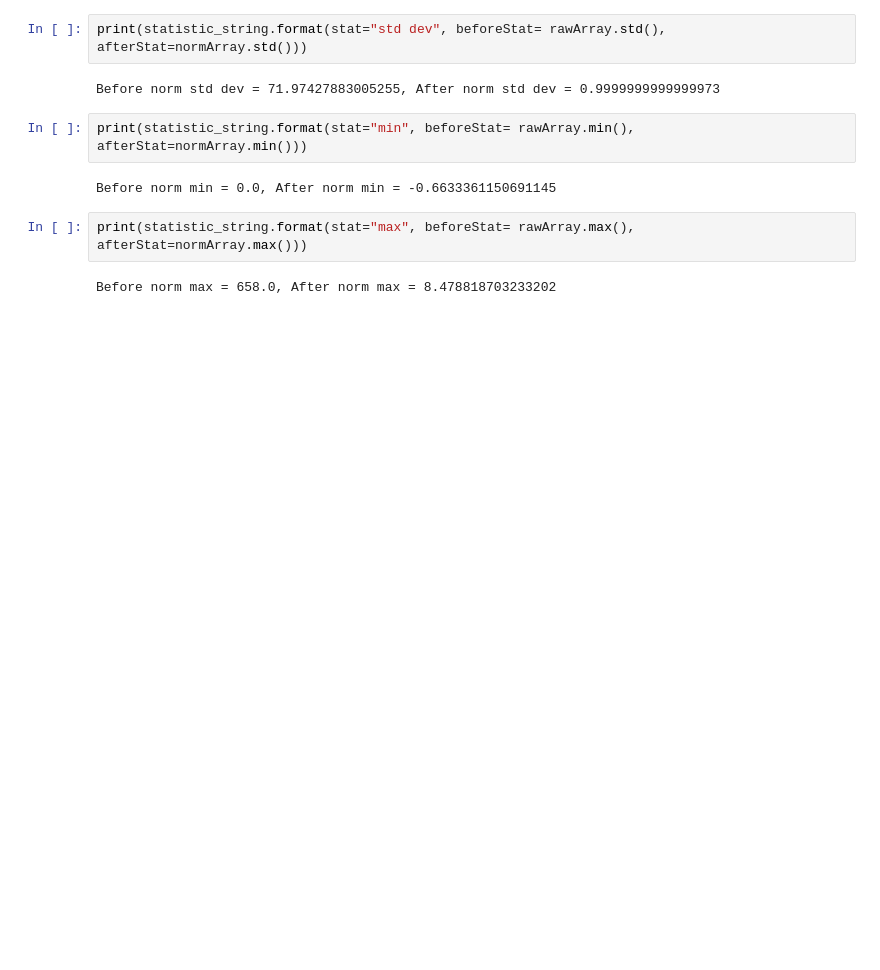
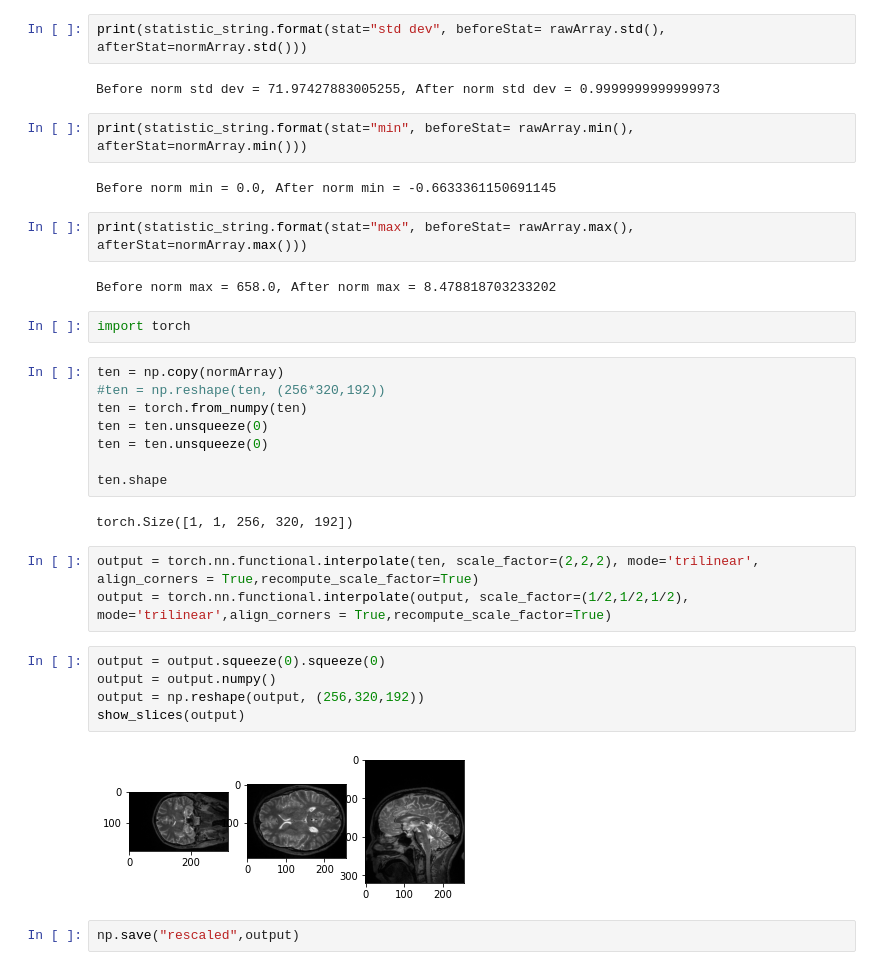
Before and after one commit to alexchiciu/SampleGan, a Jupyter notebook: notebooks/NormalizationAndVisualization.ipynb, the cells around one changed output. Saved outputs shown, nothing was run; the diff lists cells and outputs as text; blank space fills up the shorter version.

```diff
--- a/notebooks/NormalizationAndVisualization.ipynb
+++ b/notebooks/NormalizationAndVisualization.ipynb
@@ -54,3 +54,27 @@ Before norm min = 0.0, After norm min = -0.6633361150691145
 print(statistic_string.format(stat="max", beforeStat= rawArray.max(), afterStat=normArray.max()))
 # %% [output]
 Before norm max = 658.0, After norm max = 8.478818703233202
+# %%
+import torch
+# %%
+ten = np.copy(normArray)
+#ten = np.reshape(ten, (256*320,192))
+ten = torch.from_numpy(ten)
+ten = ten.unsqueeze(0)
+ten = ten.unsqueeze(0)
+
+ten.shape
+# %% [output]
+torch.Size([1, 1, 256, 320, 192])
+# %%
+output = torch.nn.functional.interpolate(ten, scale_factor=(2,2,2), mode='trilinear', align_corners = True,recompute_scale_factor=True)
+output = torch.nn.functional.interpolate(output, scale_factor=(1/2,1/2,1/2), mode='trilinear',align_corners = True,recompute_scale_factor=True)
+# %%
+output = output.squeeze(0).squeeze(0)
+output = output.numpy()
+output = np.reshape(output, (256,320,192))
+show_slices(output)
+# %% [output]
+[figure, added]
+# %%
+np.save("rescaled",output)
```
Also changed, not shown: parts of 2 cells of this notebook, 1 other file.
